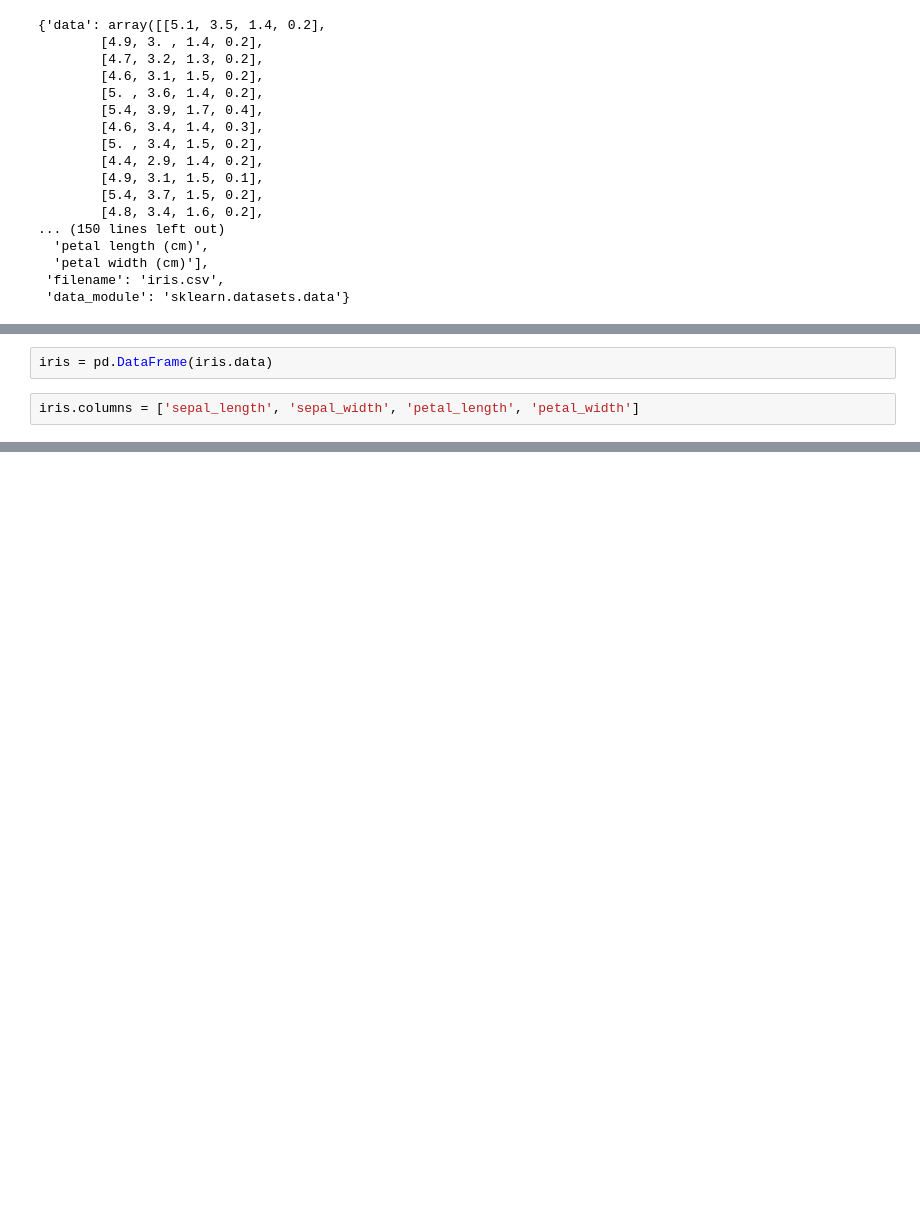
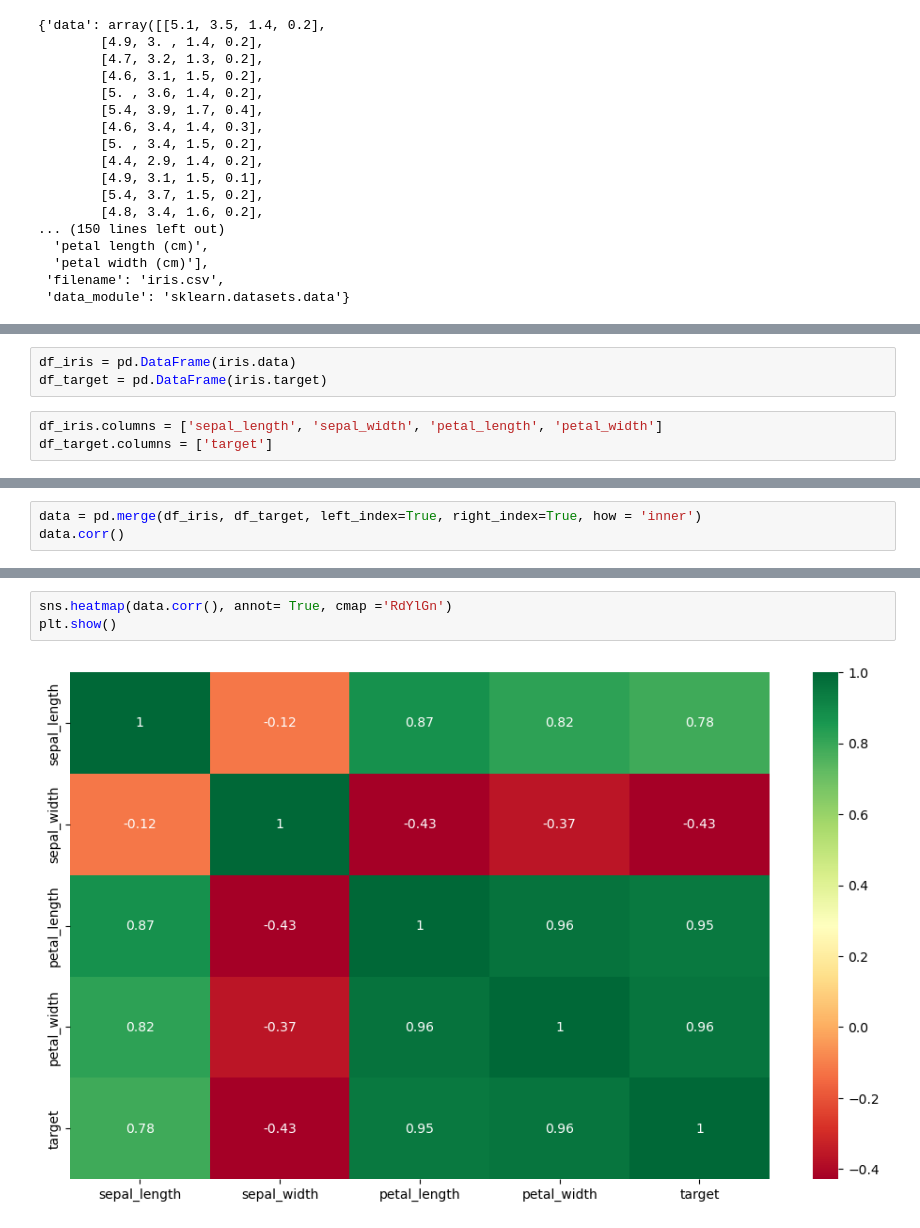
Before and after one commit to Zikarakus/FromWork, a Jupyter notebook: KNN lerning.ipynb, the cells around one changed output, grey strips where cells are left out. Cells and saved outputs as stored; diff of their text form; blank space fills up the shorter version.

```diff
--- a/KNN lerning.ipynb
+++ b/KNN lerning.ipynb
@@ -29,5 +39,7 @@ iris
 # %%
-iris = pd.DataFrame(iris.data)
+df_iris = pd.DataFrame(iris.data)
+df_target = pd.DataFrame(iris.target)
 # %%
-iris.columns = ['sepal_length', 'sepal_width', 'petal_length', 'petal_width']
+df_iris.columns = ['sepal_length', 'sepal_width', 'petal_length', 'petal_width']
+df_target.columns = ['target']
 # %%
@@ -97,0 +119,3 @@ plt.show()
+# %%
+data = pd.merge(df_iris, df_target, left_index=True, right_index=True, how = 'inner')
+data.corr()
@@ -97,0 +129,5 @@ plt.show()
+# %%
+sns.heatmap(data.corr(), annot= True, cmap ='RdYlGn')
+plt.show()
+# %% [output]
+[figure, added]
```
Also changed, not shown: parts of 28 cells of this notebook.
